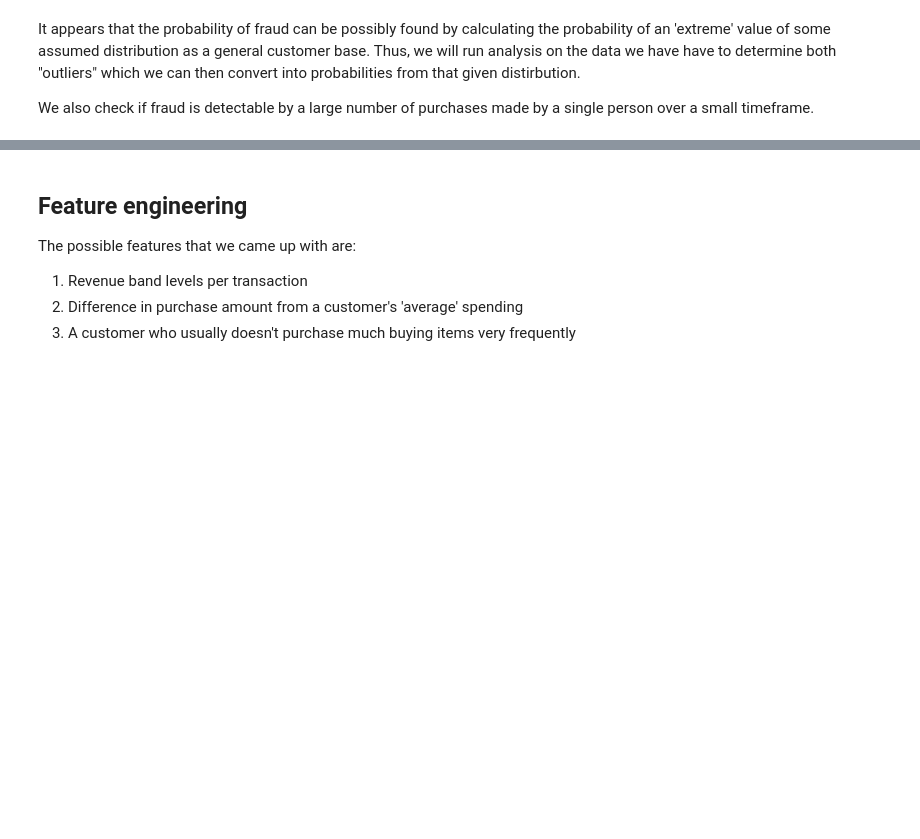
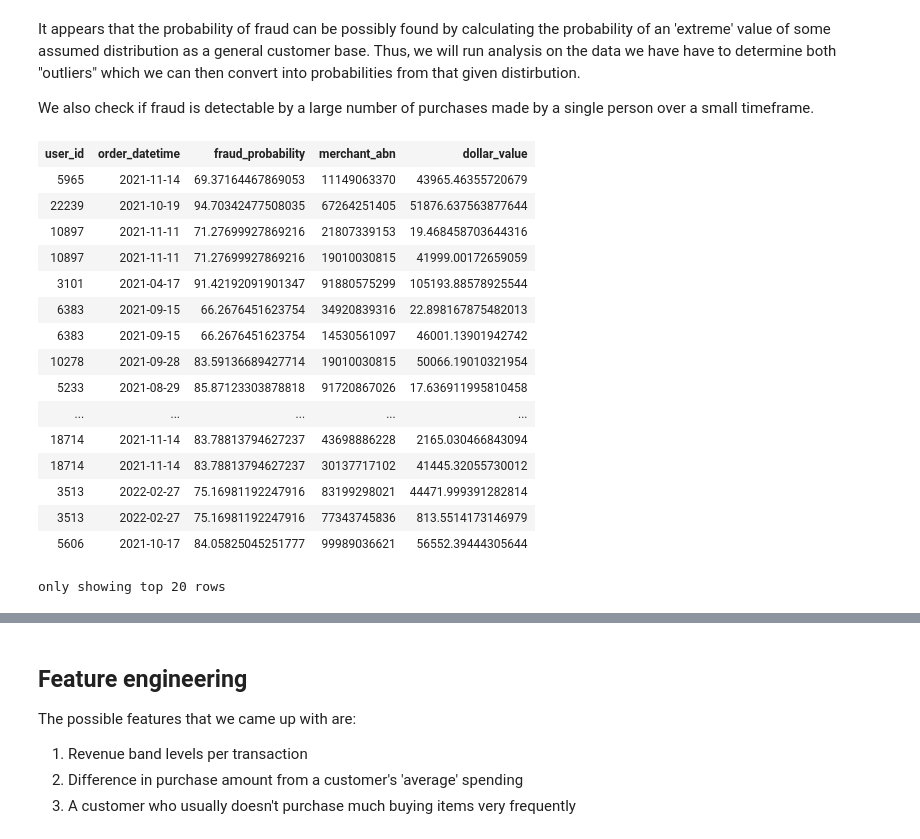
Before and after one commit to pommcuter/generic-buy-now-pay-later-project, a Jupyter notebook: notebooks/fraudAnalysis.ipynb, the cells around one changed output, grey strips where cells are left out. Drawn from its saved outputs; the diff is of its cells as text; code cells hidden in the pictures; blank space fills up the shorter version.

```diff
--- a/notebooks/fraudAnalysis.ipynb
+++ b/notebooks/fraudAnalysis.ipynb
@@ -208,7 +202,39 @@ sdf_transactions.where(F.col("user_id") == 21419).select(F.stddev("dollar_value"
 It appears that the probability of fraud can be possibly found by calculating the probability of an 'extreme' value of some assumed distribution as a general customer base. Thus, we will run analysis on the data we have have to determine both "outliers" which we can then convert into probabilities from that given distirbution.
 
 We also check if fraud is detectable by a large number of purchases made by a single person over a small timeframe.
+# %%
+# Rename columns to to avoid 'ambiguity'
+
+sdf_transactions = sdf_transactions.withColumnRenamed(
+    'user_id',
+    'trans_user_id'
+).withColumnRenamed(
+    'order_datetime',
+    "trans_order_datetime"
+)
 # %%
 # Join fraud data with transactional data
 
-fraud_sdf.join(sdf_transactions, how='left', on=((fraud_sdf.user_id == sdf_transactions.user_id) & ()) )
+fraud_data = fraud_sdf.join(sdf_transactions, how='left', on=((fraud_sdf.user_id == sdf_transactions.trans_user_id) & (fraud_sdf.order_datetime == sdf_transactions.trans_order_datetime)))
+# %%
+fraud_data = fraud_data.select(F.col("user_id"), F.col("order_datetime"), F.col("fraud_probability"), F.col("merchant_abn"), F.col("dollar_value"))
+# %%
+fraud_data
+# %% [output]
+| user_id | order_datetime | fraud_probability | merchant_abn | dollar_value |
+| 5965 | 2021-11-14 | 69.37164467869053 | 11149063370 | 43965.46355720679 |
+| 22239 | 2021-10-19 | 94.70342477508035 | 67264251405 | 51876.637563877644 |
+| 10897 | 2021-11-11 | 71.27699927869216 | 21807339153 | 19.468458703644316 |
+| 10897 | 2021-11-11 | 71.27699927869216 | 19010030815 | 41999.00172659059 |
+| 3101 | 2021-04-17 | 91.42192091901347 | 91880575299 | 105193.88578925544 |
+| 6383 | 2021-09-15 | 66.2676451623754 | 34920839316 | 22.898167875482013 |
+| 6383 | 2021-09-15 | 66.2676451623754 | 14530561097 | 46001.13901942742 |
+| 10278 | 2021-09-28 | 83.59136689427714 | 19010030815 | 50066.19010321954 |
+| 5233 | 2021-08-29 | 85.87123303878818 | 91720867026 | 17.636911995810458 |
+| ... | ... | ... | ... | ... |
+| 18714 | 2021-11-14 | 83.78813794627237 | 43698886228 | 2165.030466843094 |
+| 18714 | 2021-11-14 | 83.78813794627237 | 30137717102 | 41445.32055730012 |
+| 3513 | 2022-02-27 | 75.16981192247916 | 83199298021 | 44471.999391282814 |
+| 3513 | 2022-02-27 | 75.16981192247916 | 77343745836 | 813.5514173146979 |
+| 5606 | 2021-10-17 | 84.05825045251777 | 99989036621 | 56552.39444305644 |
+only showing top 20 rows
```
Also changed, not shown: parts of 21 cells of this notebook.
